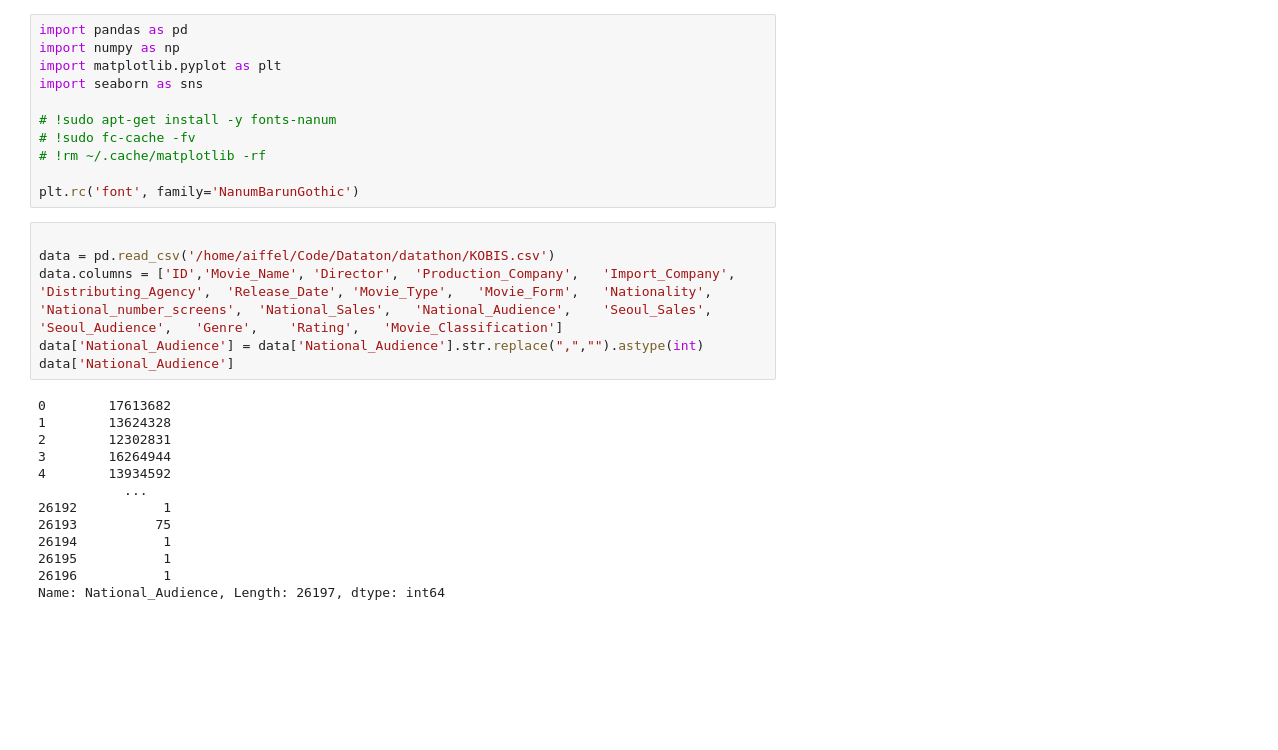
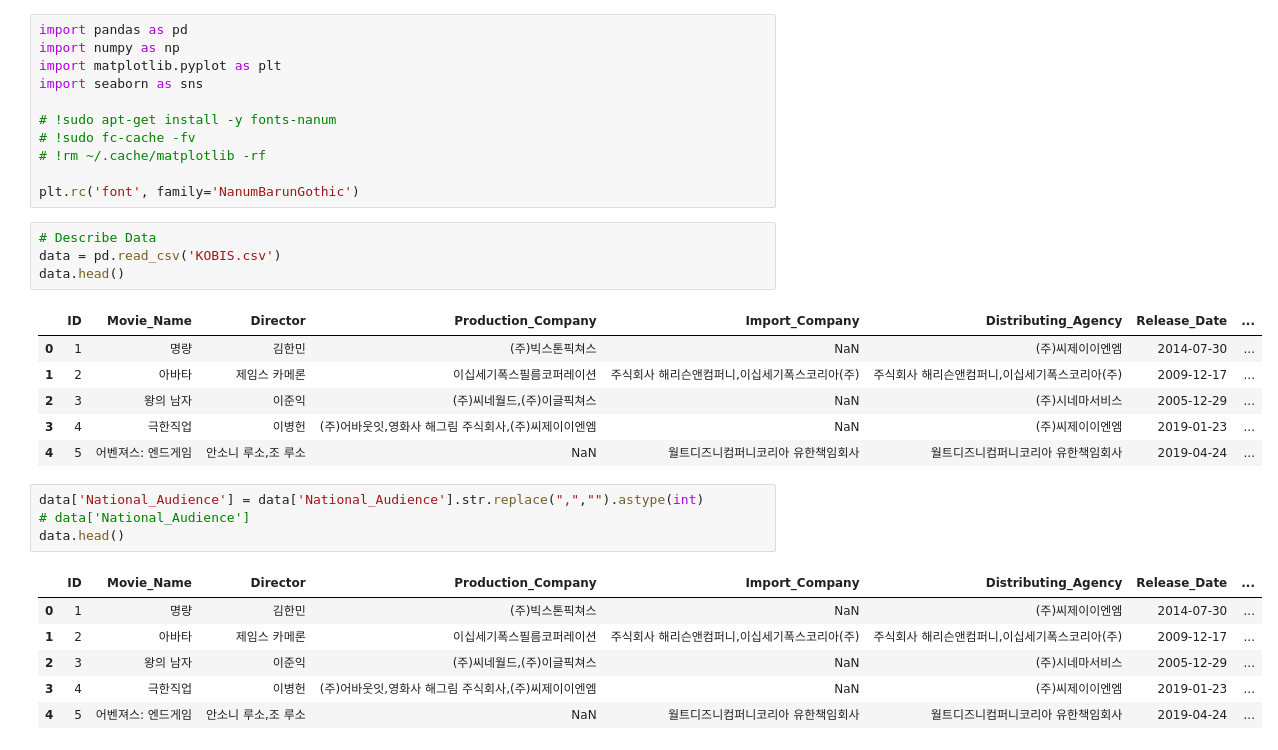
Before and after one commit to danielsun888/datathon, a Jupyter notebook: kyh.ipynb, the cells around one changed output. Saved outputs shown, nothing was run; the diff lists cells and outputs as text; blank space fills up the shorter version.

```diff
--- a/kyh.ipynb
+++ b/kyh.ipynb
@@ -9,24 +9,27 @@ import seaborn as sns
 # !rm ~/.cache/matplotlib -rf
 
 plt.rc('font', family='NanumBarunGothic')
-# %%
-
-data = pd.read_csv('/home/aiffel/Code/Dataton/datathon/KOBIS.csv')
-data.columns = ['ID','Movie_Name', 'Director',	'Production_Company',	'Import_Company',	'Distributing_Agency',	'Release_Date',	'Movie_Type',	'Movie_Form',	'Nationality',	'National_number_screens',	'National_Sales',	'National_Audience',	'Seoul_Sales',	'Seoul_Audience',	'Genre',	'Rating',	'Movie_Classification']
-data['National_Audience'] = data['National_Audience'].str.replace(",","").astype(int)
-data['National_Audience']
-# %% [output]
-0        17613682
-1        13624328
-2        12302831
-3        16264944
-4        13934592
-           ...
-26192           1
-26193          75
-26194           1
-26195           1
-26196           1
-Name: National_Audience, Length: 26197, dtype: int64
+# %%
+# Describe Data
+data = pd.read_csv('KOBIS.csv')
+data.head()
+# %% [output]
+|  | ID | Movie_Name | Director | Production_Company | Import_Company | Distributing_Agency | Release_Date | ... |
+| 0 | 1 | 명량 | 김한민 | (주)빅스톤픽쳐스 | NaN | (주)씨제이이엔엠 | 2014-07-30 | ... |
+| 1 | 2 | 아바타 | 제임스 카메론 | 이십세기폭스필름코퍼레이션 | 주식회사 해리슨앤컴퍼니,이십세기폭스코리아(주) | 주식회사 해리슨앤컴퍼니,이십세기폭스코리아(주) | 2009-12-17 | ... |
+| 2 | 3 | 왕의 남자 | 이준익 | (주)씨네월드,(주)이글픽쳐스 | NaN | (주)시네마서비스 | 2005-12-29 | ... |
+| 3 | 4 | 극한직업 | 이병헌 | (주)어바웃잇,영화사 해그림 주식회사,(주)씨제이이엔엠 | NaN | (주)씨제이이엔엠 | 2019-01-23 | ... |
+| 4 | 5 | 어벤져스: 엔드게임 | 안소니 루소,조 루소 | NaN | 월트디즈니컴퍼니코리아 유한책임회사 | 월트디즈니컴퍼니코리아 유한책임회사 | 2019-04-24 | ... |
+# %%
+data['National_Audience'] = data['National_Audience'].str.replace(",","").astype(int)
+# data['National_Audience']
+data.head()
+# %% [output]
+|  | ID | Movie_Name | Director | Production_Company | Import_Company | Distributing_Agency | Release_Date | ... |
+| 0 | 1 | 명량 | 김한민 | (주)빅스톤픽쳐스 | NaN | (주)씨제이이엔엠 | 2014-07-30 | ... |
+| 1 | 2 | 아바타 | 제임스 카메론 | 이십세기폭스필름코퍼레이션 | 주식회사 해리슨앤컴퍼니,이십세기폭스코리아(주) | 주식회사 해리슨앤컴퍼니,이십세기폭스코리아(주) | 2009-12-17 | ... |
+| 2 | 3 | 왕의 남자 | 이준익 | (주)씨네월드,(주)이글픽쳐스 | NaN | (주)시네마서비스 | 2005-12-29 | ... |
+| 3 | 4 | 극한직업 | 이병헌 | (주)어바웃잇,영화사 해그림 주식회사,(주)씨제이이엔엠 | NaN | (주)씨제이이엔엠 | 2019-01-23 | ... |
+| 4 | 5 | 어벤져스: 엔드게임 | 안소니 루소,조 루소 | NaN | 월트디즈니컴퍼니코리아 유한책임회사 | 월트디즈니컴퍼니코리아 유한책임회사 | 2019-04-24 | ... |
 # %%
 # Audience by genre in every 5~10 years
```
Also changed, not shown: parts of 2 cells of this notebook.
